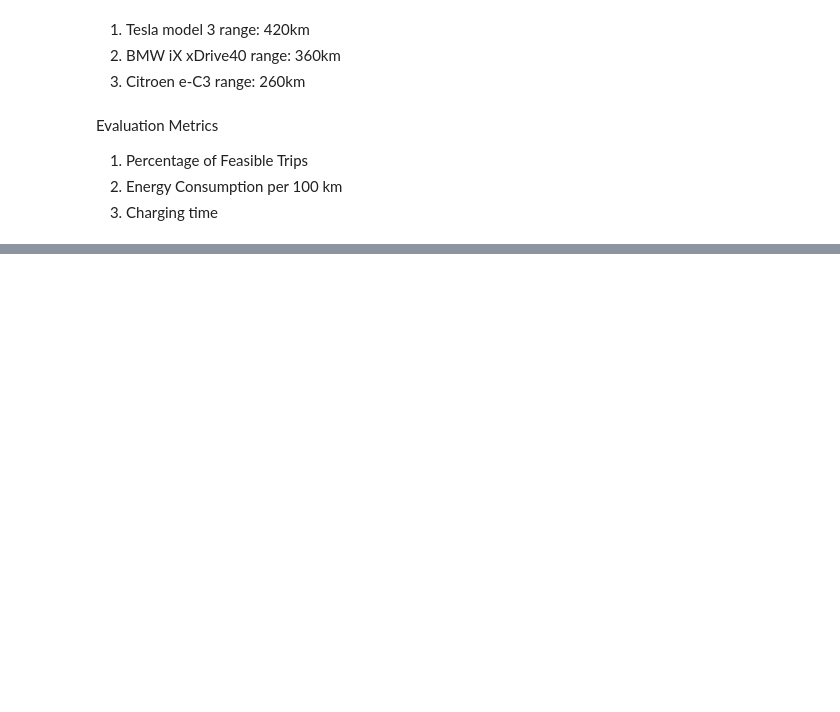
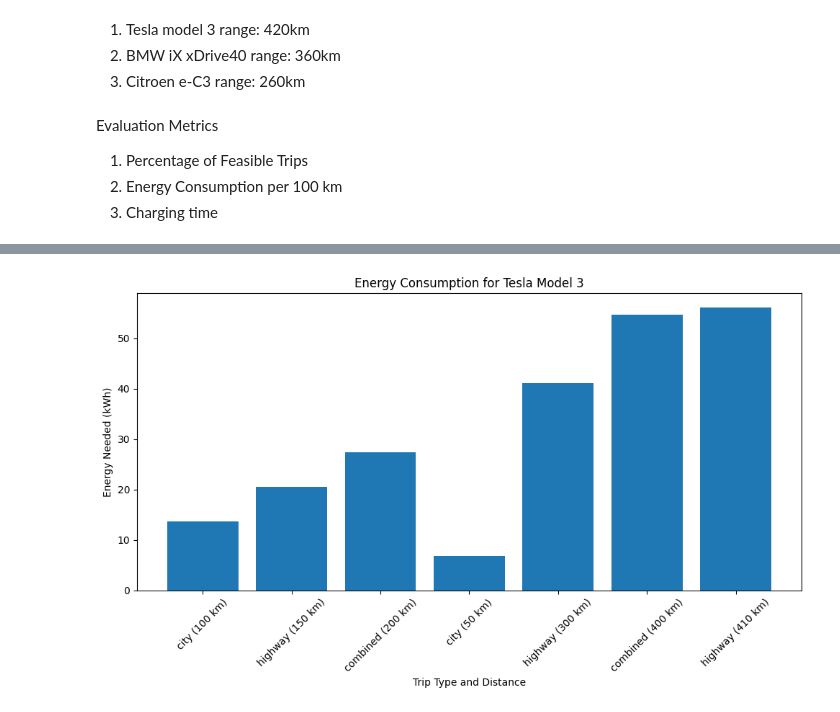
Before and after one commit to Mattiane/ICTforSmartMobilty_project, a Jupyter notebook: lab3/lab3_group18.ipynb, the cells around one changed output, grey strips where cells are left out. Cells and saved outputs as stored; diff of their text form; code cells hidden in the pictures; blank space fills up the shorter version.

```diff
--- a/lab3/lab3_group18.ipynb
+++ b/lab3/lab3_group18.ipynb
@@ -237,0 +381,85 @@ Evaluation Metrics
+# %%
+import pandas as pd
+import matplotlib.pyplot as plt
+
+def simulate_consumption(ev_name, ev, trip):
+    if trip["weather"] == "cold":
+        if trip["driving_type"] == "city":
+            consumption = ev["consumption"]["city_cold_weather_wh_km"]
+
+        elif trip["driving_type"] == "highway":
+            consumption = ev["consumption"]["highway_cold_weather_wh_km"]
+        else:
+            consumption = ev["consumption"]["combined_cold_weather_wh_km"]
+    else:
+        if trip["driving_type"] == "city":
+            consumption = ev["consumption"]["city_mild_weather_wh_km"]
+        elif trip["driving_type"] == "highway":
+            consumption = ev["consumption"]["highway_mild_weather_wh_km"]
+        else:
+            consumption = ev["consumption"]["combined_mild_weather_wh_km"]
+
+    battery_capacity_kwh = ev["battery"]["useable_capacity_kwh"]
+    energy_consumption_per_km = battery_capacity_kwh / ev["range_km"]
+    energy_needed = trip["distance_km"] * energy_consumption_per_km
+    if energy_needed > battery_capacity_kwh:
+        print(f"Trip of {trip['distance_km']} km is NOT feasible for {ev_name} with a usable capacity of {battery_capacity_kwh} kWh.")
+        return None
+
+    return energy_needed
+
+def replicate_trips(evs, trips):
+    results_data = []
+    energy_data = []
+    for ev_name, ev in evs.items():
+        feasible_trips = 0
+        for trip in trips:
+            energy_needed = simulate_consumption(ev_name, ev, trip)
+            battery_capacity_kwh = ev["battery"]["useable_capacity_kwh"]
+            energy_consumption_per_km = battery_capacity_kwh / ev["range_km"]
+            energy = trip["distance_km"] * energy_consumption_per_km
+            battery_percentage_needed = (energy / battery_capacity_kwh) * 100
+            energy_data.append({
+                "ev_name": ev_name,
+                "trip_type": trip["driving_type"],
+                "distance_km": trip["distance_km"],
+                "energy_needed": energy_needed,
+                "battery_percentage_needed": battery_percentage_needed
+            })
+            if battery_percentage_needed <= 100:
+                feasible_trips += 1
+        results_data.append({
+            "ev_name": ev_name,
+            "percentage_of_feasible_trips": (feasible_trips / len(trips)) * 100
+        })
+    results_df = pd.DataFrame(results_data)
+    energy_df = pd.DataFrame(energy_data)
+    return results_df, energy_df
+
+def generate_report(results_df):
+    print(results_df)
+
+def plot_energy_data(energy_df):
+    for ev_name in energy_df["ev_name"].unique():
+        df_ev = energy_df[energy_df["ev_name"] == ev_name]
+        plt.figure(figsize=(10, 6))
+        plt.bar(
+            range(len(df_ev)),
+            df_ev["energy_needed"],
+            tick_label=[f"{t} ({d} km)" for t, d in zip(df_ev["trip_type"], df_ev["distance_km"])]
+        )
+        plt.xlabel('Trip Type and Distance')
+        plt.ylabel('Energy Needed (kWh)')
+        plt.title(f'Energy Consumption for {ev_name}')
+        plt.xticks(rotation=45)
+        plt.tight_layout()
+        plt.show()
+
+evs = data["cars"]
+trips = data["trips"]
+
+
+results_df, energy_df = replicate_trips(evs, trips)
+generate_report(results_df)
+plot_energy_data(energy_df)
+# %% [output]
@@ -237,0 +475 @@ Evaluation Metrics
+[figure, added]
```
Also changed, not shown: parts of 11 cells of this notebook, 6 other files.
